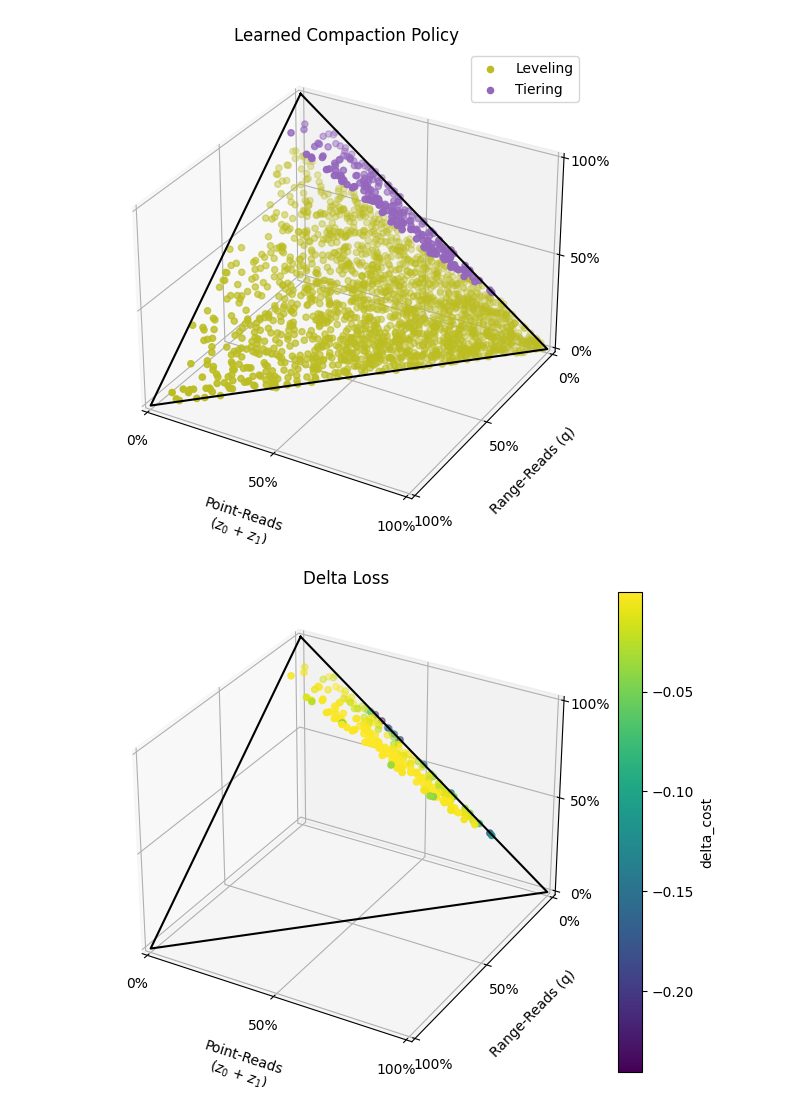
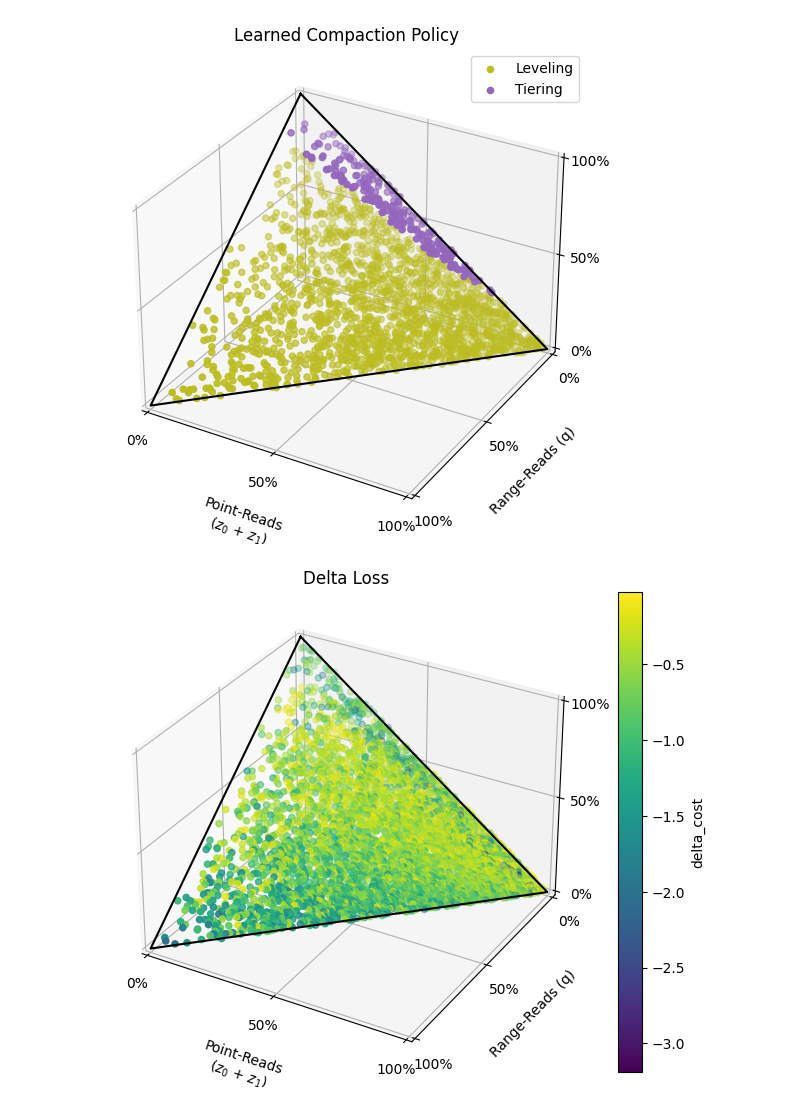
Before and after one commit to ephoris/endure-jupyter, a Jupyter notebook: experiments/01_ltune_eval.ipynb, the cells around one changed output. Saved outputs shown, nothing was run; the diff lists cells and outputs as text; code cells hidden in the pictures.

```diff
--- a/experiments/01_ltune_eval.ipynb
+++ b/experiments/01_ltune_eval.ipynb
@@ -240,8 +131,15 @@ def eval_rand_workloads(num_wls=5000, system=None):
+# %%
+num_samples = 5000
+default_sys = System()
+table = []
+for _ in tqdm(range(num_samples)):
+    row = ltune_util.gen_sample_eval()
+    table.append(row)
+
+table = pd.DataFrame(table)
 # %%
 np.random.seed(0)
-system = System()
-df = eval_rand_workloads(num_wls=2048, system=system)
-df['delta_cost'] = (df['stune_cost'] - df['ltune_cost']) / df['stune_cost']
-df['delta_loss'] = (df['stune_loss'] - df['ltune_loss']) / df['stune_loss']
-df['stune_diff'] = (df['stune_cost'] - df['stune_loss']) / df['stune_cost']
-df['ltune_diff'] = (df['ltune_cost'] - df['ltune_loss']) / df['ltune_cost']
+table['delta_cost'] = (table['stune_cost'] - table['ltune_cost']) / table['stune_cost']
+table['delta_loss'] = (table['stune_loss'] - table['ltune_loss']) / table['stune_loss']
+table['stune_diff'] = (table['stune_cost'] - table['stune_loss']) / table['stune_cost']
+table['ltune_diff'] = (table['ltune_cost'] - table['ltune_loss']) / table['ltune_cost']
@@ -302,9 +216,9 @@ plt.show()
 # %%
-df['ltune_mbuff'] = ((df['H'] - df['ltune_h']) * df['N']) / (1 * 1024 * 1024 * 1024 * 8)
+table['ltune_mbuff'] = ((table['H'] - table['ltune_h']) * table['N']) / (1 * 1024 * 1024 * 1024 * 8)
 # %% [markdown]
 ## Workload Correlations
 # %%
-def plot_workload_trend(trend='stune_T'):
+def plot_workload_trend(df, trend='stune_T'):
     fig = plt.figure()
     ax = Axes3D(fig, auto_add_to_figure=False, computed_zorder=False)
     fig.add_axes(ax)
@@ -397,11 +311,11 @@ plt.show()
 # %% [output]
 [figure]
 # %%
-fig, ax, sc, cbar = plot_workload_trend(trend='delta_cost')
+fig, ax, sc, cbar = plot_workload_trend(table, trend='delta_cost')
 ax.set_title('Delta Loss')
 plt.show()
 # %% [output]
-[figure, old version]
+[figure, new version]
 # %%
 fig = plt.figure()
 ax = Axes3D(fig, auto_add_to_figure=False, computed_zorder=False)
```
Also changed, not shown: parts of 27 cells of this notebook, 1 other file.
